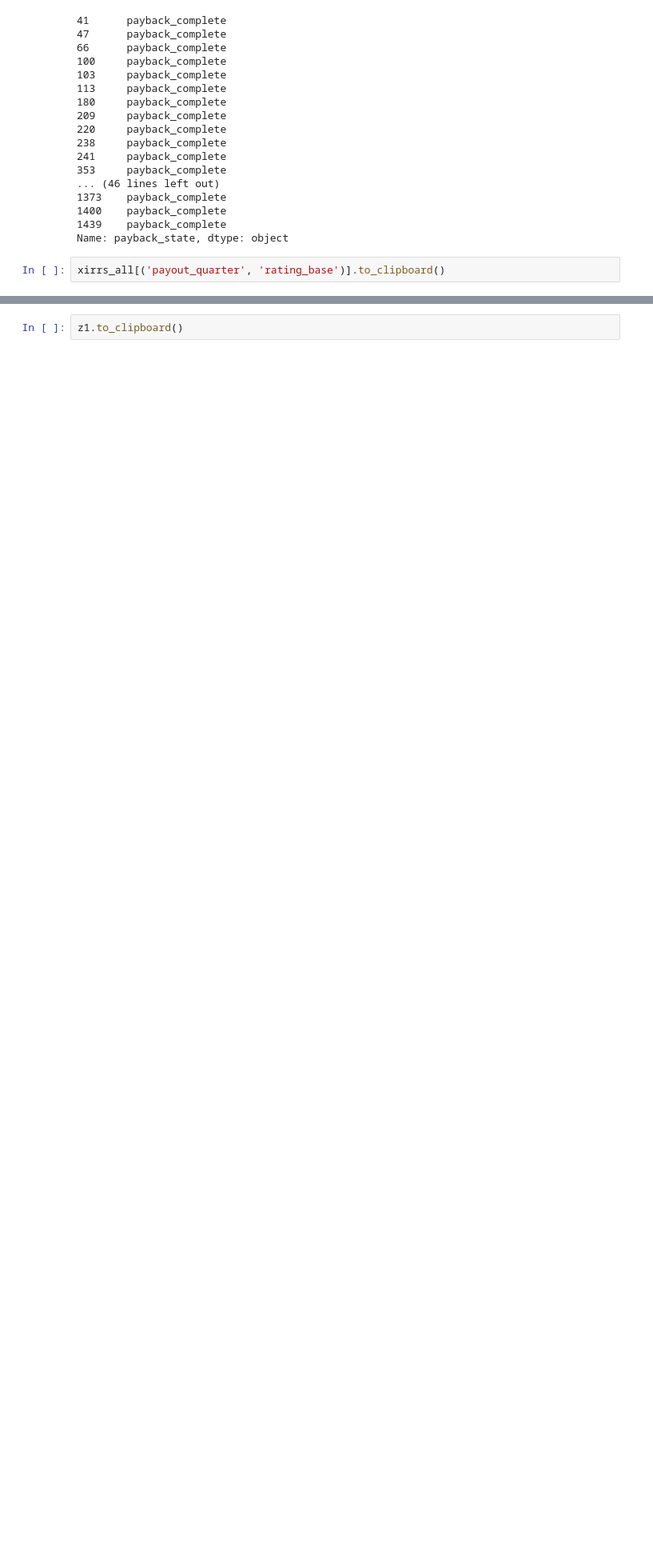
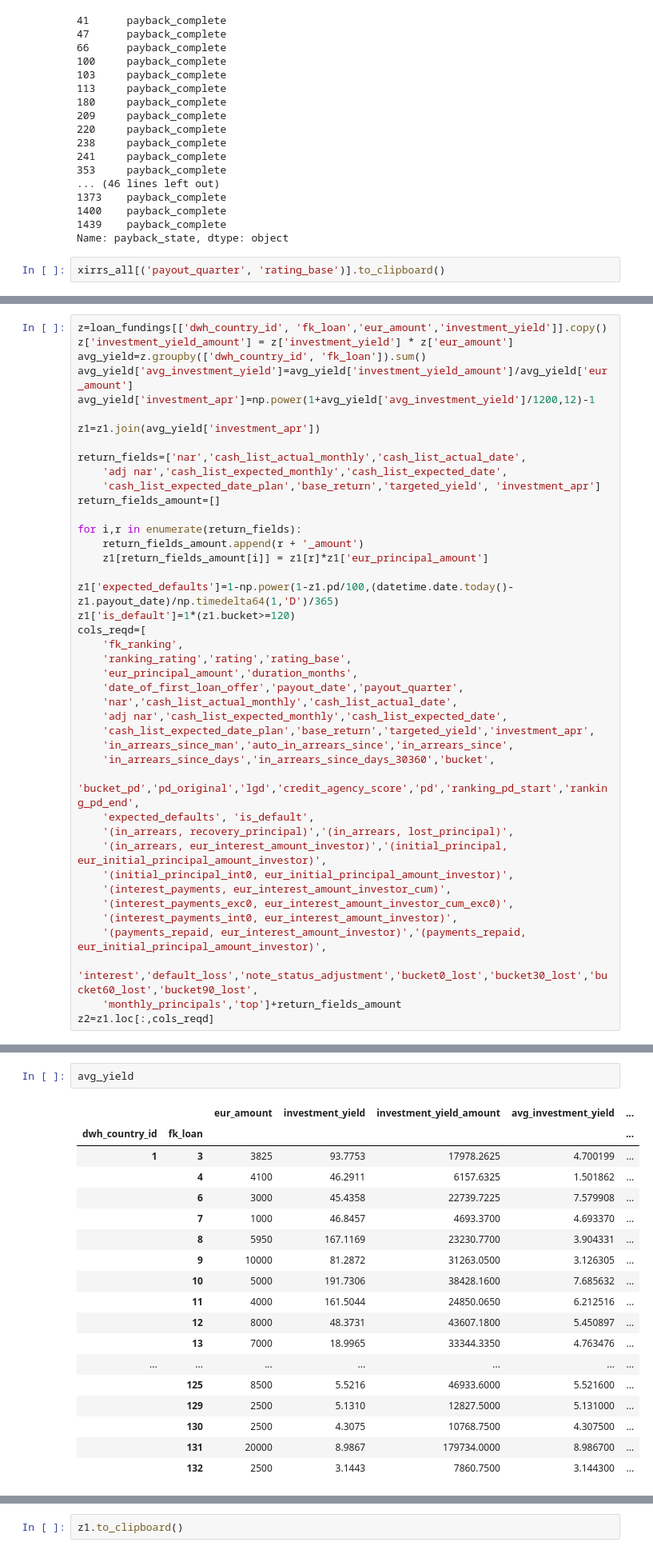
Before and after one commit to seanv507/lendico, a Jupyter notebook: Projects/Returns/src/returns01.ipynb, the cells around one changed output, grey strips where cells are left out. Shown: that part at 80% size. Cells and saved outputs as stored; diff of their text form; blank space fills up the shorter version.

```diff
--- a/Projects/Returns/src/returns01.ipynb
+++ b/Projects/Returns/src/returns01.ipynb
@@ -568,0 +581,42 @@ z1=xirrs_all[('dwh_country_id', 'fk_loan')].xs('2015-05-31').merge(
+# %%
+z=loan_fundings[['dwh_country_id', 'fk_loan','eur_amount','investment_yield']].copy()
+z['investment_yield_amount'] = z['investment_yield'] * z['eur_amount']
+avg_yield=z.groupby(['dwh_country_id', 'fk_loan']).sum()
+avg_yield['avg_investment_yield']=avg_yield['investment_yield_amount']/avg_yield['eur_amount']
+avg_yield['investment_apr']=np.power(1+avg_yield['avg_investment_yield']/1200,12)-1
+
+z1=z1.join(avg_yield['investment_apr'])
+
+return_fields=['nar','cash_list_actual_monthly','cash_list_actual_date',
+    'adj nar','cash_list_expected_monthly','cash_list_expected_date',
+    'cash_list_expected_date_plan','base_return','targeted_yield', 'investment_apr']
+return_fields_amount=[]
+
+for i,r in enumerate(return_fields):
+    return_fields_amount.append(r + '_amount')
+    z1[return_fields_amount[i]] = z1[r]*z1['eur_principal_amount']
+
+z1['expected_defaults']=1-np.power(1-z1.pd/100,(datetime.date.today()-z1.payout_date)/np.timedelta64(1,'D')/365)
+z1['is_default']=1*(z1.bucket>=120)
+cols_reqd=[
+    'fk_ranking',
+    'ranking_rating','rating','rating_base',
+    'eur_principal_amount','duration_months',
+    'date_of_first_loan_offer','payout_date','payout_quarter',
+    'nar','cash_list_actual_monthly','cash_list_actual_date',
+    'adj nar','cash_list_expected_monthly','cash_list_expected_date',
+    'cash_list_expected_date_plan','base_return','targeted_yield','investment_apr',
+    'in_arrears_since_man','auto_in_arrears_since','in_arrears_since',
+    'in_arrears_since_days','in_arrears_since_days_30360','bucket',
+    'bucket_pd','pd_original','lgd','credit_agency_score','pd','ranking_pd_start','ranking_pd_end',
+    'expected_defaults', 'is_default',
+    '(in_arrears, recovery_principal)','(in_arrears, lost_principal)',
+    '(in_arrears, eur_interest_amount_investor)','(initial_principal, eur_initial_principal_amount_investor)',
+    '(initial_principal_int0, eur_initial_principal_amount_investor)',
+    '(interest_payments, eur_interest_amount_investor_cum)',
+    '(interest_payments_exc0, eur_interest_amount_investor_cum_exc0)',
+    '(interest_payments_int0, eur_interest_amount_investor)',
+    '(payments_repaid, eur_interest_amount_investor)','(payments_repaid, eur_initial_principal_amount_investor)',
+    'interest','default_loss','note_status_adjustment','bucket0_lost','bucket30_lost','bucket60_lost','bucket90_lost',
+    'monthly_principals','top']+return_fields_amount
+z2=z1.loc[:,cols_reqd]
@@ -568,0 +755,21 @@ z1=xirrs_all[('dwh_country_id', 'fk_loan')].xs('2015-05-31').merge(
+# %%
+avg_yield
+# %% [output]
+|  |  | eur_amount | investment_yield | investment_yield_amount | avg_investment_yield | ... |
+| dwh_country_id | fk_loan |  |  |  |  | ... |
+| 1 | 3 | 3825 | 93.7753 | 17978.2625 | 4.700199 | ... |
+|  | 4 | 4100 | 46.2911 | 6157.6325 | 1.501862 | ... |
+|  | 6 | 3000 | 45.4358 | 22739.7225 | 7.579908 | ... |
+|  | 7 | 1000 | 46.8457 | 4693.3700 | 4.693370 | ... |
+|  | 8 | 5950 | 167.1169 | 23230.7700 | 3.904331 | ... |
+|  | 9 | 10000 | 81.2872 | 31263.0500 | 3.126305 | ... |
+|  | 10 | 5000 | 191.7306 | 38428.1600 | 7.685632 | ... |
+|  | 11 | 4000 | 161.5044 | 24850.0650 | 6.212516 | ... |
+|  | 12 | 8000 | 48.3731 | 43607.1800 | 5.450897 | ... |
+|  | 13 | 7000 | 18.9965 | 33344.3350 | 4.763476 | ... |
+| ... | ... | ... | ... | ... | ... | ... |
+|  | 125 | 8500 | 5.5216 | 46933.6000 | 5.521600 | ... |
+|  | 129 | 2500 | 5.1310 | 12827.5000 | 5.131000 | ... |
+|  | 130 | 2500 | 4.3075 | 10768.7500 | 4.307500 | ... |
+|  | 131 | 20000 | 8.9867 | 179734.0000 | 8.986700 | ... |
+|  | 132 | 2500 | 3.1443 | 7860.7500 | 3.144300 | ... |
```
Also changed, not shown: parts of 53 cells of this notebook, 4 other files.
